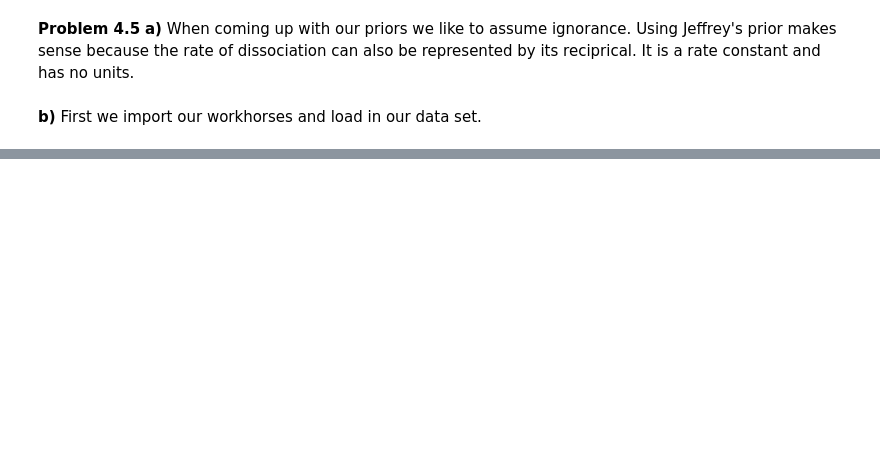
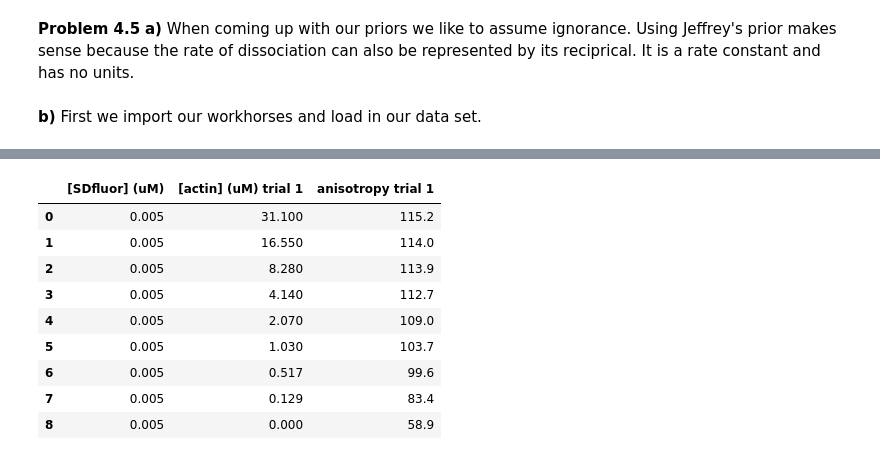
Before and after one commit to shashank-gandhi/DataAnalysisHomeworkRepository, a Jupyter notebook: Homework4/group3_hw4_prob5.ipynb, the cells around one changed output, grey strips where cells are left out. Cells and saved outputs as stored; diff of their text form; code cells hidden in the pictures; blank space fills up the shorter version.

```diff
--- a/Homework4/group3_hw4_prob5.ipynb
+++ b/Homework4/group3_hw4_prob5.ipynb
@@ -45,0 +75,13 @@ OSError: File b'./data/rasson_et_al/rasson_dissociation_anisotropy.csv ' does no
+# %%
+df1
+# %% [output]
+|  | [SDfluor] (uM) | [actin] (uM) trial 1 | anisotropy trial 1 |
+| 0 | 0.005 | 31.100 | 115.2 |
+| 1 | 0.005 | 16.550 | 114.0 |
+| 2 | 0.005 | 8.280 | 113.9 |
+| 3 | 0.005 | 4.140 | 112.7 |
+| 4 | 0.005 | 2.070 | 109.0 |
+| 5 | 0.005 | 1.030 | 103.7 |
+| 6 | 0.005 | 0.517 | 99.6 |
+| 7 | 0.005 | 0.129 | 83.4 |
+| 8 | 0.005 | 0.000 | 58.9 |
```
Also changed, not shown: parts of 17 cells of this notebook.
